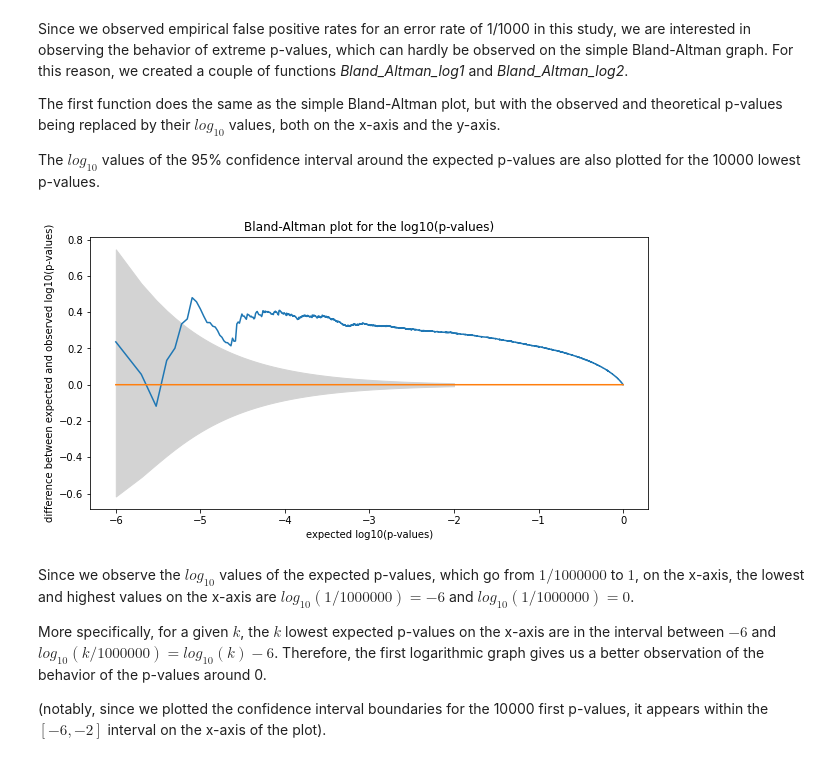
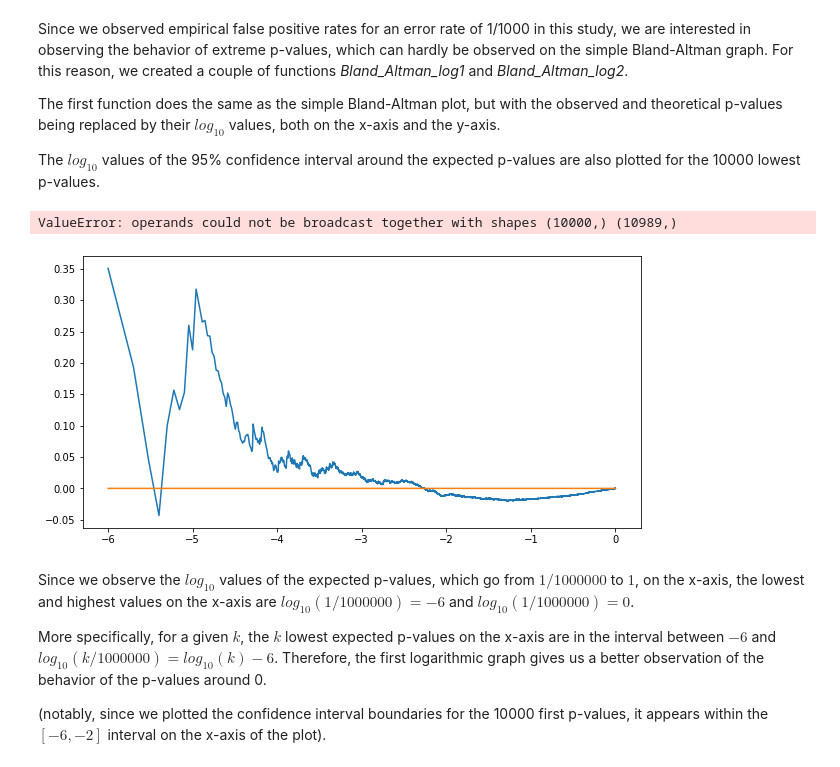
Before and after one commit to xroll174/Correct-Variability-Pipelines, a Jupyter notebook: results/Results.ipynb, the cells around one changed output. Cells and saved outputs as stored; diff of their text form; code cells hidden in the pictures.

```diff
--- a/results/Results.ipynb
+++ b/results/Results.ipynb
@@ -25,9 +25,9 @@ def voxel_concat(smooth1,reg1,der1,smooth2,reg2,der2):
     der1=str(der1)
     der2=str(der2)
     for i in range(1000):
-        fold='SLA'+str(i+1)+'_50'
-        V0 = nib.load(os.path.join('..', 'data',fold,'smooth_'+smooth1+'_'+smooth2,'reg_'+reg1+'_'+reg2,'der_'+der1+'_'+der2,'spmT_0001.nii')).get_data().flatten()
-        V1 = nib.load(os.path.join('..', 'data',fold,'smooth_'+smooth1+'_'+smooth2,'reg_'+reg1+'_'+reg2,'der_'+der1+'_'+der2,'mask.nii')).get_data().flatten()
+        fold='SLA'+str(i+1)+'_50_hand'
+        V0 = nib.load(os.path.join('..', 'data',fold,'smooth_'+smooth1+'_'+smooth2,'reg_'+reg1+'_'+reg2,'der_'+der1+'_'+der2,'spmT_0001.nii.gz')).get_data().flatten()
+        V1 = nib.load(os.path.join('..', 'data',fold,'smooth_'+smooth1+'_'+smooth2,'reg_'+reg1+'_'+reg2,'der_'+der1+'_'+der2,'mask.nii.gz')).get_data().flatten()
         V0bis=V0[V1!=0].tolist()
         Vect_vox=Vect_vox+V0bis
     return Vect_vox;
@@ -374,7 +374,7 @@ We can see that the biggest mask size is not much higher than the average.
 # %% [markdown]
 We give examples of use of the functions with the **canonical pipeline** versus the **(5,0,0) pipeline** (smoothing kernel FWHM=5mm, no motion regressors and no temporal derivatives of the HRF in the first-level analysis GLM).
 # %%
-Vect_vox_561_500_sample = voxel_concat_sample(5,6,1,5,0,0);
+Vect_vox_5240_5240_sample = voxel_concat_sample(5,24,0,5,24,0);
 # %% [markdown]
 ## qqplot_pval
 # %%
@@ -402,9 +402,10 @@ The first function does the same as the simple Bland-Altman plot, but with the o
 
 The $log_{10}$ values of the 95% confidence interval around the expected p-values are also plotted for the 10000 lowest p-values.
 # %%
-Bland_Altman_log1(Vect_vox_561_500_sample)
+Bland_Altman_log1(Vect_vox_5240_5240_sample)
 # %% [output]
+ValueError: operands could not be broadcast together with shapes (10000,) (10989,)
-[figure, old version]
+[figure, new version]
 # %% [markdown]
 Since we observe the $log_{10}$ values of the expected p-values, which go from $1/1000000$ to $1$, on the x-axis, the lowest and highest values on the x-axis are $log_{10}(1/1000000)=-6$ and $log_{10}(1/1000000)=0$.
 
```
Also changed, not shown: parts of 58 cells of this notebook.
